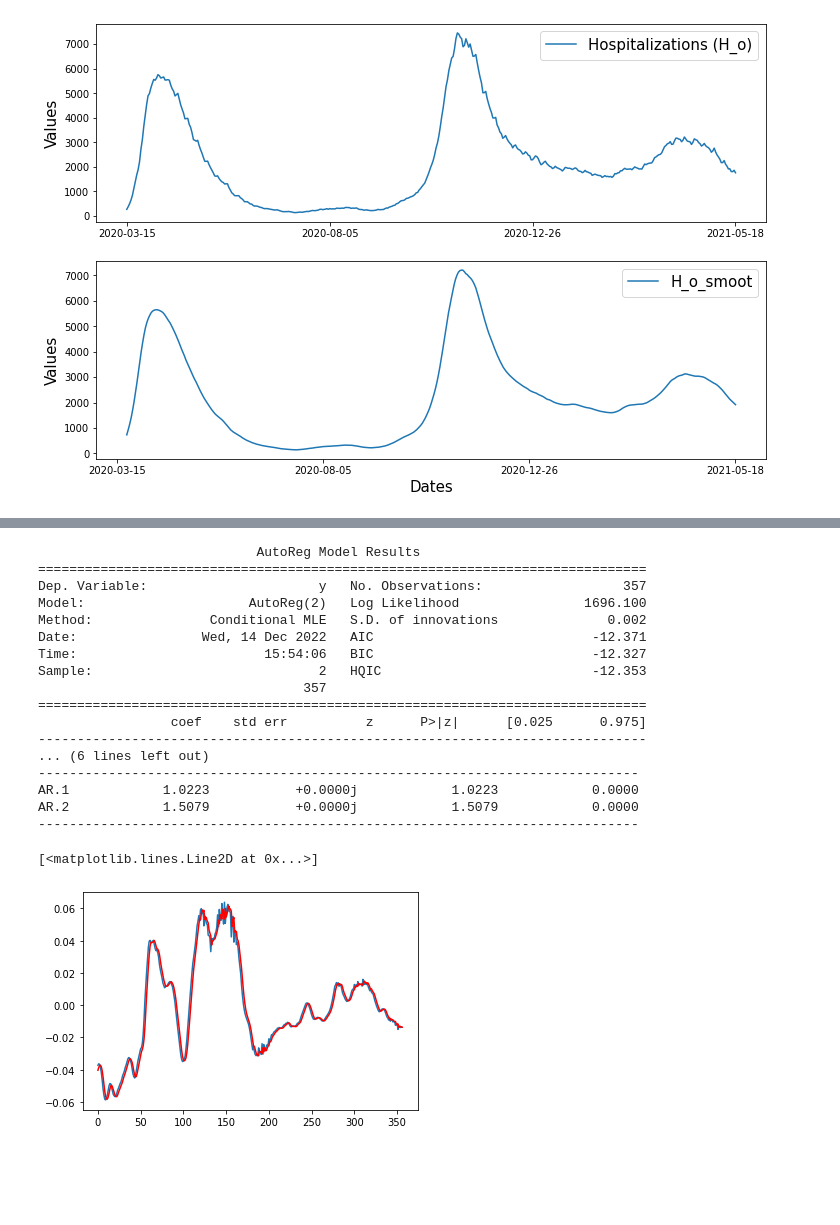
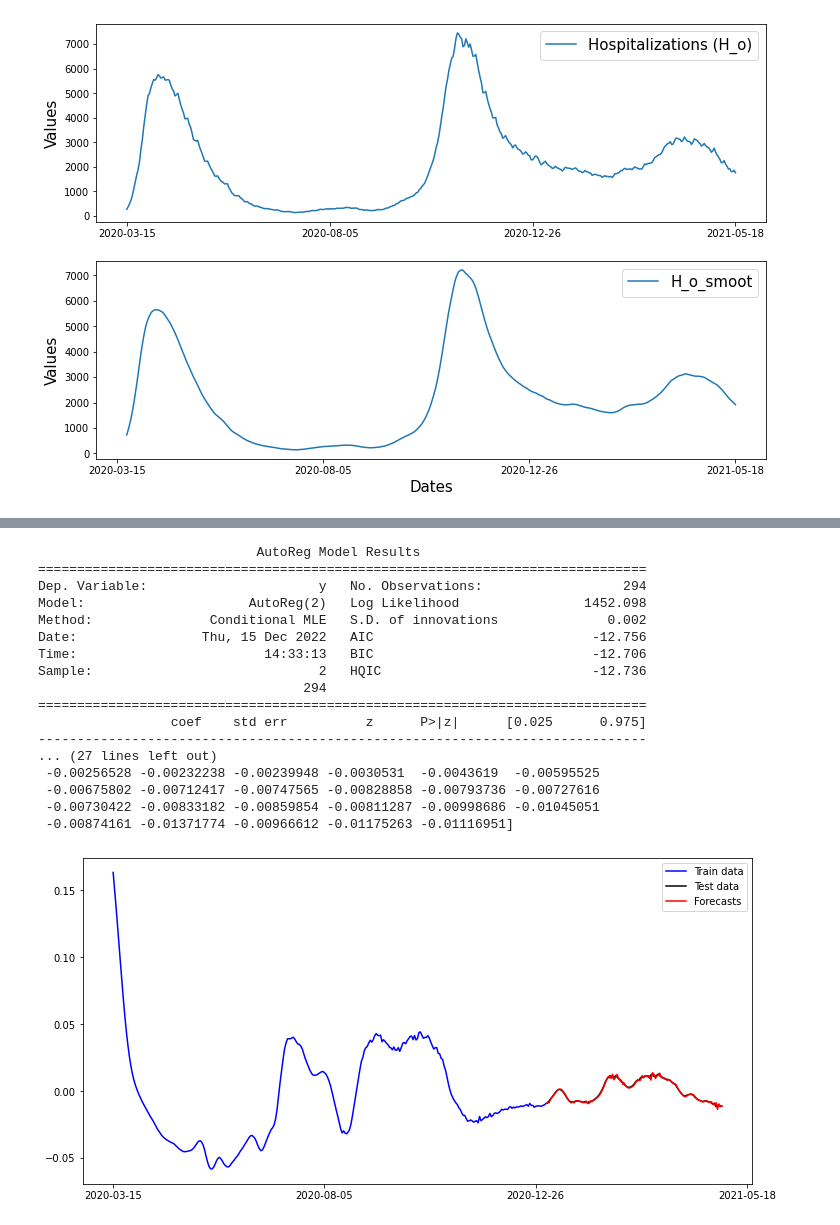
Before and after one commit to OD1992/Python-programs, a Jupyter notebook: Hospi_change_point.ipynb, the cells around one changed output, grey strips where cells are left out. Cells and saved outputs as stored; diff of their text form; code cells hidden in the pictures; blank space fills up the shorter version.

```diff
--- a/Hospi_change_point.ipynb
+++ b/Hospi_change_point.ipynb
@@ -316,32 +280,41 @@ pyplot.plot(test_data, color='red')
-# %%
-# Instantiate and fit the AR model with training data
-ar_model = AutoReg(data, lags=2).fit()
-# Print Summary
-print(ar_model.summary())
-
-# Make the predictions
-pred = ar_model.predict(start=0, end=len(data), dynamic=False)
-# Plot the prediction vs test data
-from matplotlib import pyplot
-pyplot.plot(pred)
-pyplot.plot(data, color='red')
-# %% [output]
-                            AutoReg Model Results
-==============================================================================
-Dep. Variable:                      y   No. Observations:                  357
-Model:                     AutoReg(2)   Log Likelihood                1696.100
-Method:               Conditional MLE   S.D. of innovations              0.002
-Date:                Wed, 14 Dec 2022   AIC                            -12.371
-Time:                        15:54:06   BIC                            -12.327
-Sample:                             2   HQIC                           -12.353
-                                  357
-==============================================================================
-                 coef    std err          z      P>|z|      [0.025      0.975]
-------------------------------------------------------------------------------
-... (6 lines left out)
------------------------------------------------------------------------------
-AR.1            1.0223           +0.0000j            1.0223            0.0000
-AR.2            1.5079           +0.0000j            1.5079            0.0000
------------------------------------------------------------------------------
-[<matplotlib.lines.Line2D at 0x...>]
-[figure, removed]
+# %%
+train_data = data[:len(data)-119]
+test_data = data[len(data)-119:]
+ar_model = AutoReg(train_data, lags=2).fit()
+print(ar_model.summary())
+print(ar_model.params)
+pred = ar_model.predict(start=0, end=len(train_data), dynamic=False)
+
+x = ar_model.params
+forecasts = np.full(len(data), np.nan)
+for t in np.arange(len(train_data), len(data)):
+    forecasts[t] = x[0] + x[1]*data[t-1] + x[2]*data[t-2]
+print(forecasts[len(train_data):])
+
+# Plot the prediction vs test data
+plt.figure(figsize=(12,6))
+plt.plot(Dates[:len(data)-119],  train_data, color='blue', label="Train data")
+plt.plot(Dates[len(train_data): len(data)], test_data, color='black', label="Test data")
+plt.plot(Dates[len(train_data): len(data)], forecasts[len(train_data): len(data)], color='red', label="Forecasts")
+plt.xticks(dates_ticks)
+plt.legend()
+plt.show()
+# %% [output]
+                            AutoReg Model Results
+==============================================================================
+Dep. Variable:                      y   No. Observations:                  294
+Model:                     AutoReg(2)   Log Likelihood                1452.098
+Method:               Conditional MLE   S.D. of innovations              0.002
+Date:                Thu, 15 Dec 2022   AIC                            -12.756
+Time:                        14:33:13   BIC                            -12.706
+Sample:                             2   HQIC                           -12.736
+                                  294
+==============================================================================
+                 coef    std err          z      P>|z|      [0.025      0.975]
+------------------------------------------------------------------------------
+... (27 lines left out)
+ -0.00256528 -0.00232238 -0.00239948 -0.0030531  -0.0043619  -0.00595525
+ -0.00675802 -0.00712417 -0.00747565 -0.00828858 -0.00793736 -0.00727616
+ -0.00730422 -0.00833182 -0.00859854 -0.00811287 -0.00998686 -0.01045051
+ -0.00874161 -0.01371774 -0.00966612 -0.01175263 -0.01116951]
+[figure, added]
```
Also changed, not shown: parts of 6 cells of this notebook.
